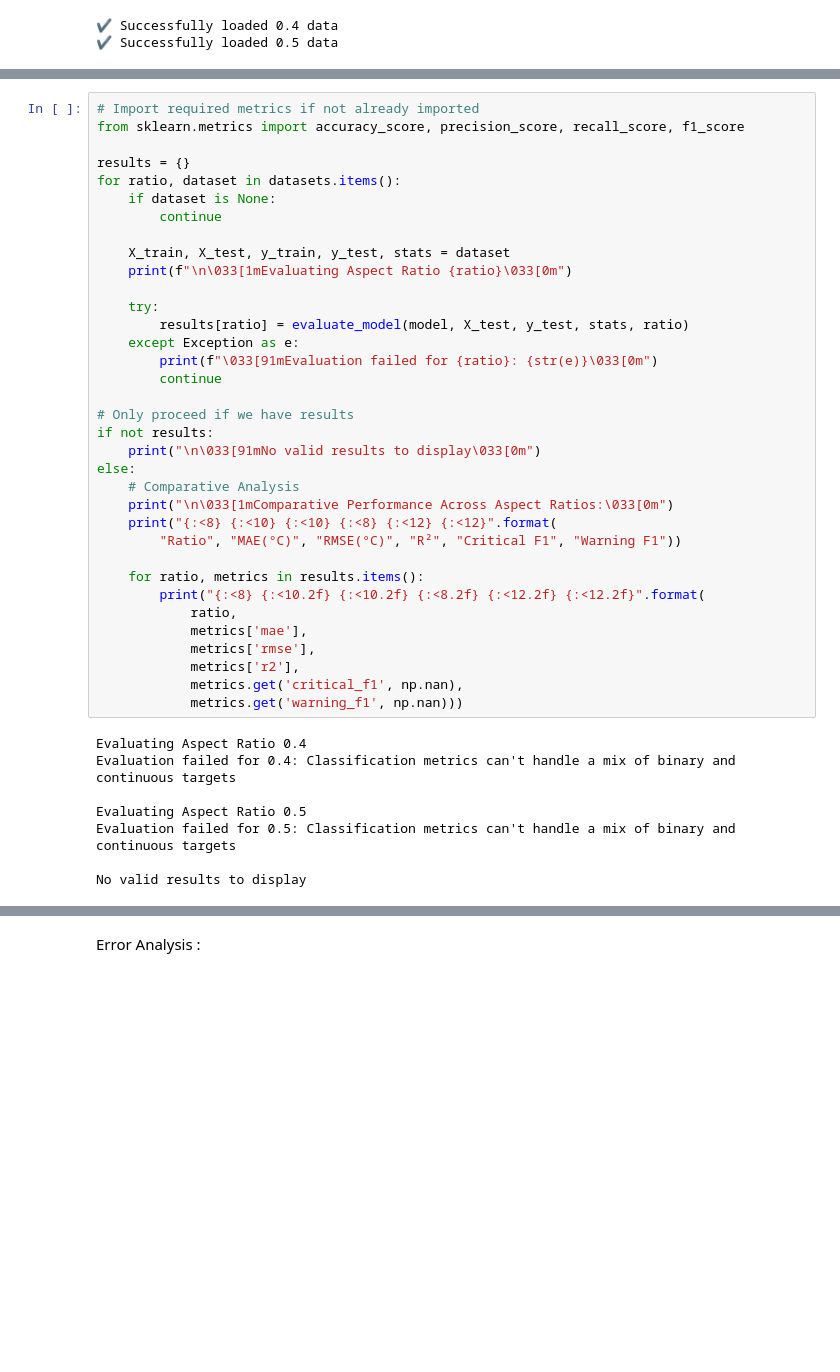
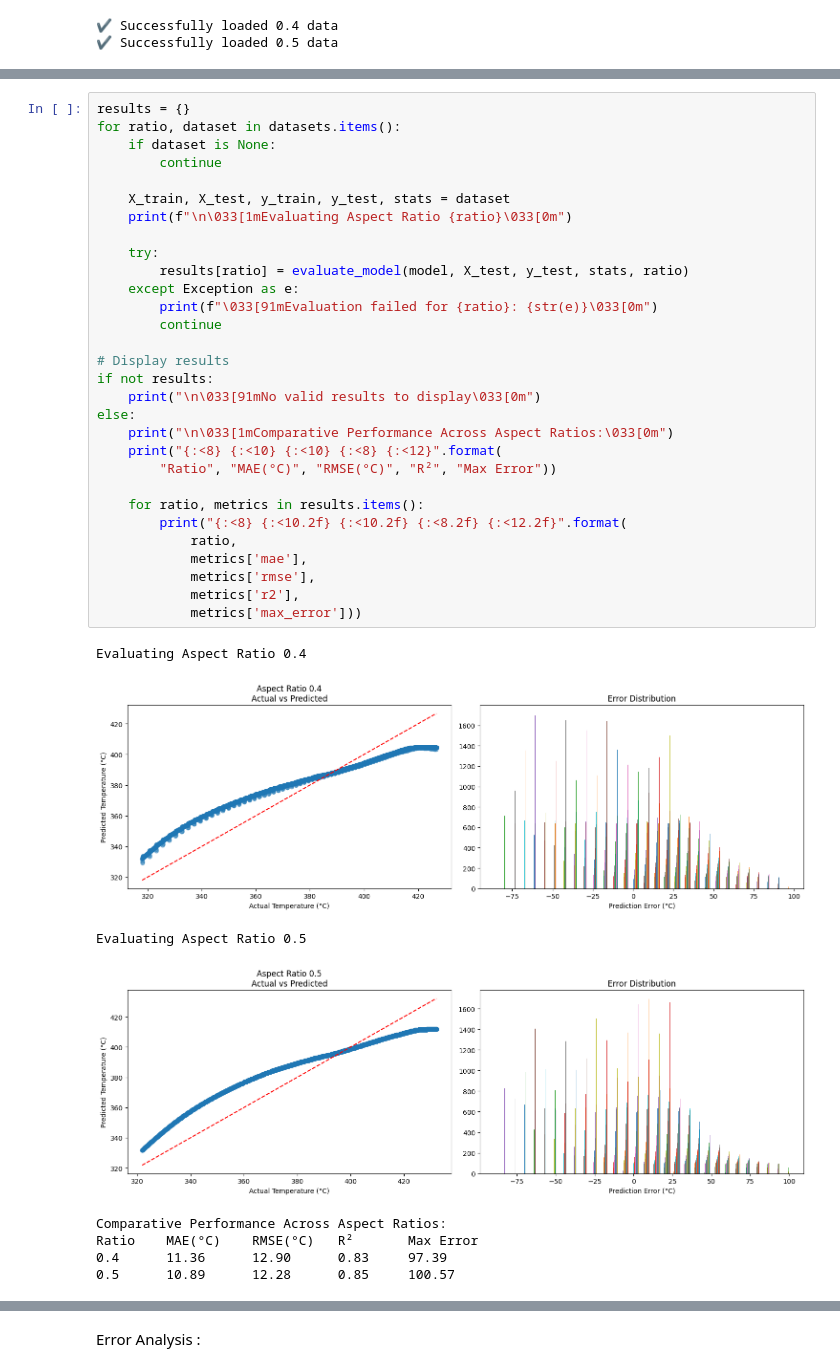
Before and after one commit to yequalsmxplusc/project, a Jupyter notebook: CHT.ipynb, the cells around one changed output, grey strips where cells are left out. Cells and saved outputs as stored; diff of their text form; blank space fills up the shorter version.

```diff
--- a/CHT.ipynb
+++ b/CHT.ipynb
@@ -699,43 +654,39 @@ def evaluate_model(model, X_test, y_test, norm_stats, aspect_ratio):
 # %%
-# Import required metrics if not already imported
-from sklearn.metrics import accuracy_score, precision_score, recall_score, f1_score
-
 results = {}
 for ratio, dataset in datasets.items():
     if dataset is None:
         continue
 
     X_train, X_test, y_train, y_test, stats = dataset
     print(f"\n\033[1mEvaluating Aspect Ratio {ratio}\033[0m")
 
     try:
         results[ratio] = evaluate_model(model, X_test, y_test, stats, ratio)
     except Exception as e:
         print(f"\033[91mEvaluation failed for {ratio}: {str(e)}\033[0m")
         continue
 
-# Only proceed if we have results
+# Display results
 if not results:
     print("\n\033[91mNo valid results to display\033[0m")
 else:
-    # Comparative Analysis
     print("\n\033[1mComparative Performance Across Aspect Ratios:\033[0m")
-    print("{:<8} {:<10} {:<10} {:<8} {:<12} {:<12}".format(
-        "Ratio", "MAE(°C)", "RMSE(°C)", "R²", "Critical F1", "Warning F1"))
+    print("{:<8} {:<10} {:<10} {:<8} {:<12}".format(
+        "Ratio", "MAE(°C)", "RMSE(°C)", "R²", "Max Error"))
 
     for ratio, metrics in results.items():
-        print("{:<8} {:<10.2f} {:<10.2f} {:<8.2f} {:<12.2f} {:<12.2f}".format(
+        print("{:<8} {:<10.2f} {:<10.2f} {:<8.2f} {:<12.2f}".format(
             ratio,
             metrics['mae'],
             metrics['rmse'],
             metrics['r2'],
-            metrics.get('critical_f1', np.nan),
-            metrics.get('warning_f1', np.nan)))
+            metrics['max_error']))
 # %% [output]
 Evaluating Aspect Ratio 0.4
-Evaluation failed for 0.4: Classification metrics can't handle a mix of binary and continuous targets
-
-Evaluating Aspect Ratio 0.5
-Evaluation failed for 0.5: Classification metrics can't handle a mix of binary and continuous targets
-
-No valid results to display
+[figure, added]
+Evaluating Aspect Ratio 0.5
+[figure, added]
+Comparative Performance Across Aspect Ratios:
+Ratio    MAE(°C)    RMSE(°C)   R²       Max Error
+0.4      11.36      12.90      0.83     97.39
+0.5      10.89      12.28      0.85     100.57
```
Also changed, not shown: parts of 13 cells of this notebook.
